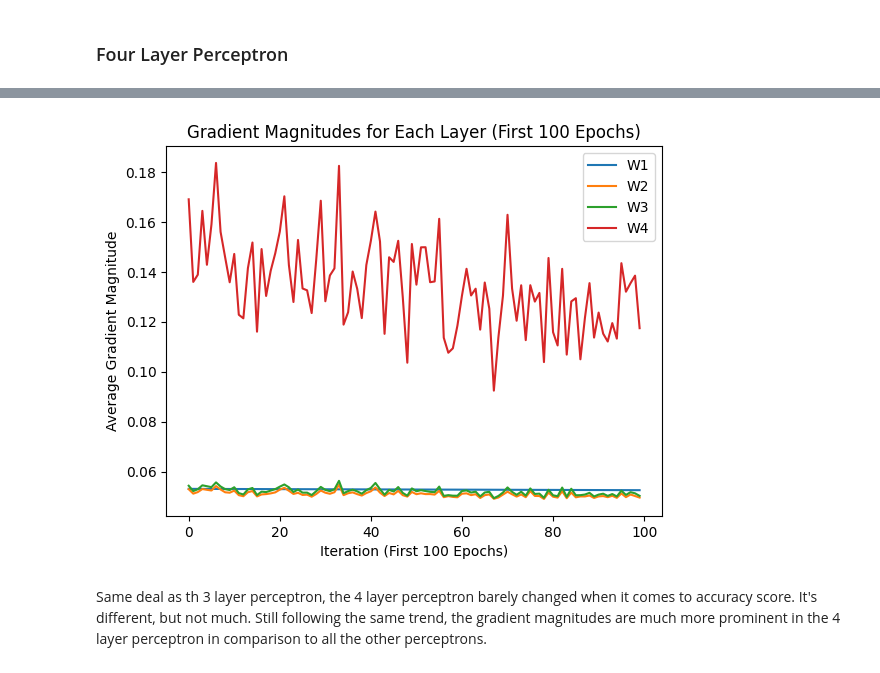
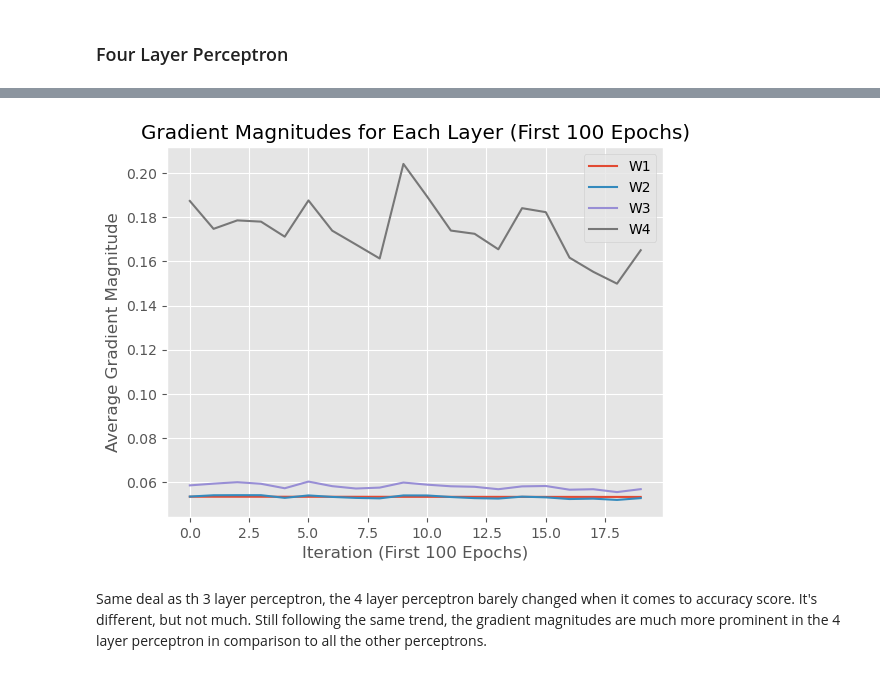
Before and after one commit to jadennathaniel/ml-lab4, a Jupyter notebook: main.ipynb, the cells around one changed output, grey strips where cells are left out. Saved outputs shown, nothing was run; the diff lists cells and outputs as text; code cells hidden in the pictures.

```diff
--- a/main.ipynb
+++ b/main.ipynb
@@ -14,7 +14,7 @@ data = data.dropna()
 #encode the string data as integers
 label_encoder = LabelEncoder()
 data['State'] = label_encoder.fit_transform(data['State'])
-data['County'] = label_encoder.fit_transform(data['County'])
+data.drop(columns=['County'], inplace=True)
 # %% [markdown]
 For now, we've decided to keep the county variable because by keeping the county variable, we could find patterns or trends specific to that county that would otherwise be lost if we removed the variable. However, since there are so many counties, it could make the model more complex and this could lead to overfitting. If it ends up causing overfitting, we'll consider removing it later.
 # %% [markdown]
@@ -619,7 +619,7 @@ y_train = train_data['ChildPovertyClass']
 X_test = test_data.drop(columns=['ChildPovertyClass'])
 y_test = test_data['ChildPovertyClass']
 
-params = dict(n_hidden=50, n_hidden2=50, n_hidden3=50, C=0.1, epochs=400, eta=0.001, random_state=1)
+params = dict(n_hidden=50, n_hidden2=50, n_hidden3=50, C=0.1, epochs=20, eta=0.001, random_state=1)
 nn_4 = FourLayerPerceptronVectorized(**params)
 nn_4.fit(X_train, y_train, batch_size=32, print_progress=50)
 yhat = nn_4.predict(X_test)
@@ -637,24 +636,25 @@ Accuracy: 0.2495874587458746
 # %%
 # Convert gradients to a numpy array
 grads = np.array(nn_4.grads_)
 
 # Define the number of iterations corresponding to the first 100 epochs
-num_iterations = 100
+# num_iterations = 100
+num_iterations = 20
 
 # Plot only the first 50 epochs
 plt.figure()
 plt.plot(np.abs(grads[:num_iterations, 0]), label='W1')
 plt.plot(np.abs(grads[:num_iterations, 1]), label='W2')
 plt.plot(np.abs(grads[:num_iterations, 2]), label='W3')
 plt.plot(np.abs(grads[:num_iterations, 3]), label='W4')
 
 plt.legend()
 plt.ylabel('Average Gradient Magnitude')
 plt.xlabel('Iteration (First 100 Epochs)')
 plt.title('Gradient Magnitudes for Each Layer (First 100 Epochs)')
 plt.show()
 # %% [output]
-[figure, old version]
+[figure, new version]
 # %% [markdown]
 Same deal as th 3 layer perceptron, the 4 layer perceptron barely changed when it comes to accuracy score. It's different, but not much. Still following the same trend, the gradient magnitudes are much more prominent in the 4 layer perceptron in comparison to all the other perceptrons.
 # %% [markdown]
```
Also changed, not shown: parts of 9 cells of this notebook.
